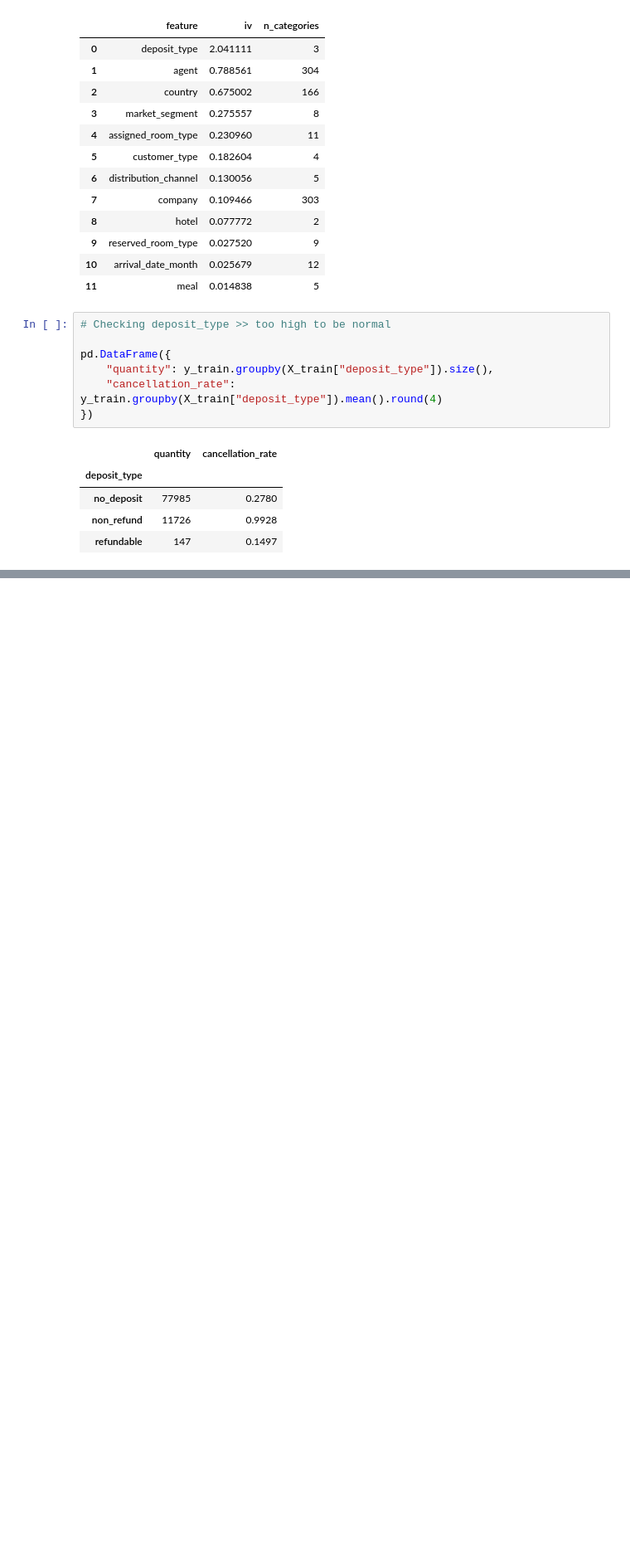
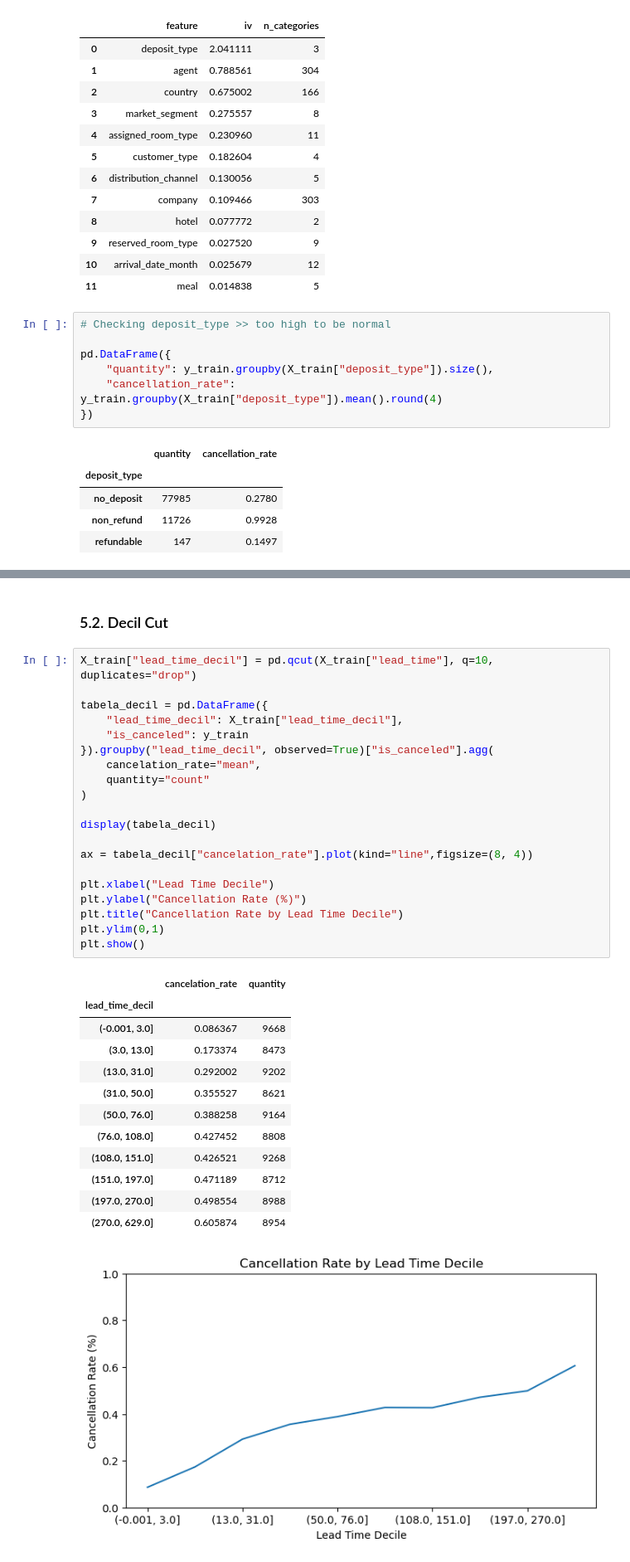
Before and after one commit to bruno-lima98/portfolio-hotel-cancellation-prediction, a Jupyter notebook: main.ipynb, the cells around one changed output, grey strips where cells are left out. Shown at 83% size. Saved outputs shown, nothing was run; the diff lists cells and outputs as text; blank space fills up the shorter version.

Commit message:
decil cut

```diff
--- a/main.ipynb
+++ b/main.ipynb
@@ -744,3 +746,39 @@ df.groupby(df["assigned_room_type"] == df["reserved_room_type"]).agg(
 |  | cancellation_rate | quantity |
 | False | 0.054119 | 14542 |
 | True | 0.405773 | 99743 |
+# %% [markdown]
+### 5.2. Decil Cut
+# %%
+X_train["lead_time_decil"] = pd.qcut(X_train["lead_time"], q=10, duplicates="drop")
+
+tabela_decil = pd.DataFrame({
+    "lead_time_decil": X_train["lead_time_decil"],
+    "is_canceled": y_train
+}).groupby("lead_time_decil", observed=True)["is_canceled"].agg(
+    cancelation_rate="mean",
+    quantity="count"
+)
+
+display(tabela_decil)
+
+ax = tabela_decil["cancelation_rate"].plot(kind="line",figsize=(8, 4))
+
+plt.xlabel("Lead Time Decile")
+plt.ylabel("Cancellation Rate (%)")
+plt.title("Cancellation Rate by Lead Time Decile")
+plt.ylim(0,1)
+plt.show()
+# %% [output]
+|  | cancelation_rate | quantity |
+| lead_time_decil |  |  |
+| (-0.001, 3.0] | 0.086367 | 9668 |
+| (3.0, 13.0] | 0.173374 | 8473 |
+| (13.0, 31.0] | 0.292002 | 9202 |
+| (31.0, 50.0] | 0.355527 | 8621 |
+| (50.0, 76.0] | 0.388258 | 9164 |
+| (76.0, 108.0] | 0.427452 | 8808 |
+| (108.0, 151.0] | 0.426521 | 9268 |
+| (151.0, 197.0] | 0.471189 | 8712 |
+| (197.0, 270.0] | 0.498554 | 8988 |
+| (270.0, 629.0] | 0.605874 | 8954 |
+[figure, added]
```
Also changed, not shown: parts of 4 cells of this notebook, 1 other file.
